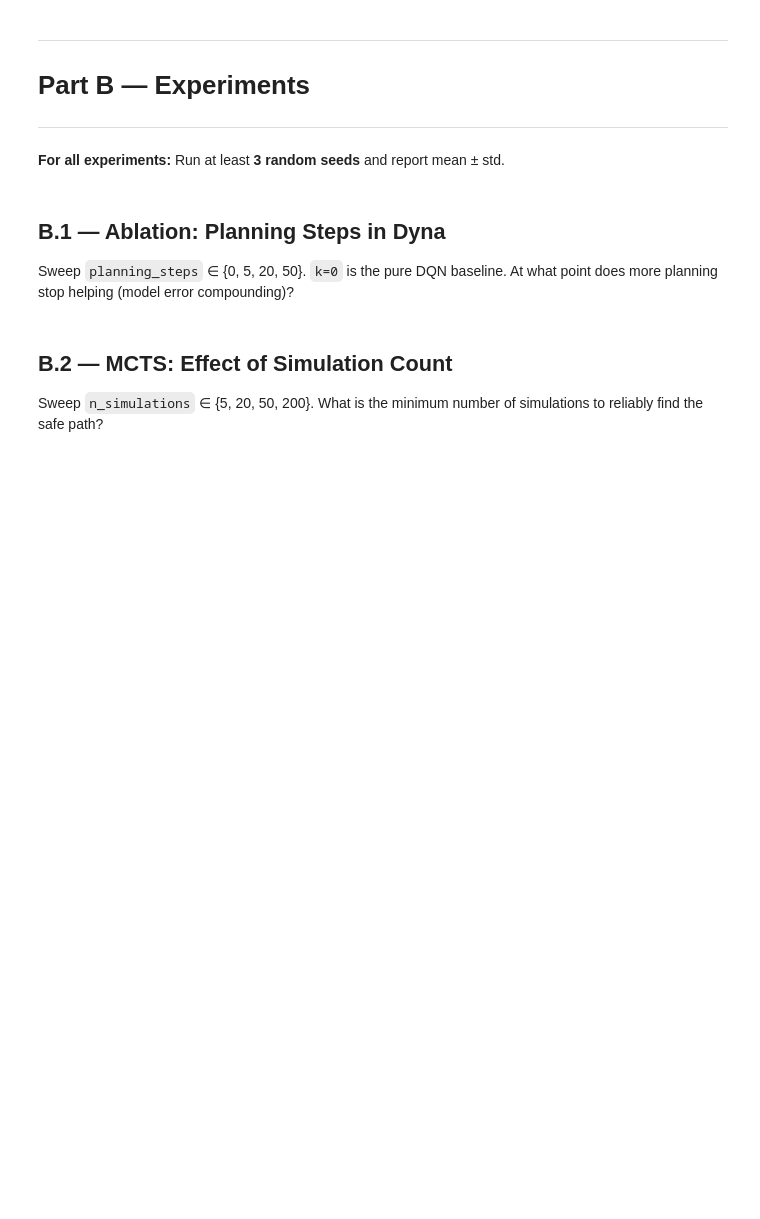
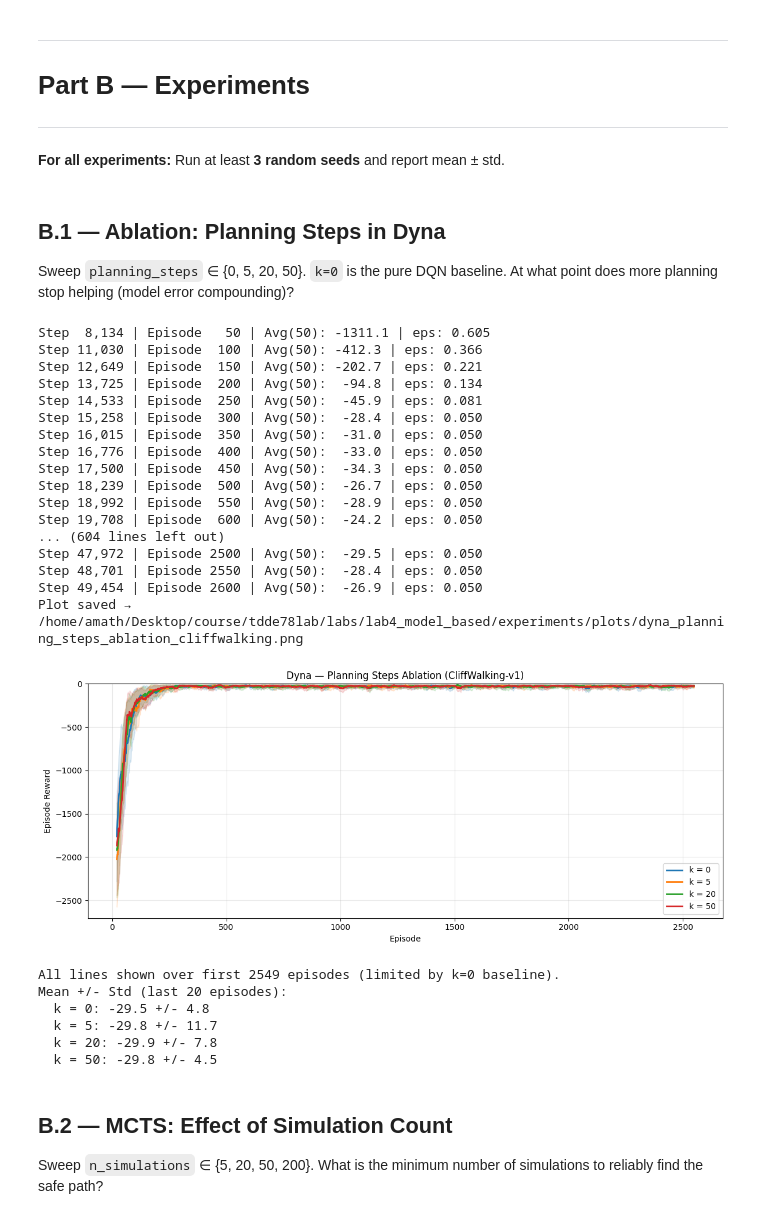
Before and after one commit to tiantian-l/tdde78, a Jupyter notebook: labs/lab4_model_based/solution/lab4_mb_solution.ipynb, the cells around one changed output. Drawn from its saved outputs; the diff is of its cells as text; code cells hidden in the pictures; blank space fills up the shorter version.

```diff
--- a/labs/lab4_model_based/solution/lab4_mb_solution.ipynb
+++ b/labs/lab4_model_based/solution/lab4_mb_solution.ipynb
@@ -237,7 +249,9 @@ def train_dyna(env_name=ENV_NAME, total_timesteps=50_000,
     planning_steps=0 is equivalent to standard DQN.
     """
     set_seed(seed)
-    env       = gym.make(env_name)
+    # max_episode_steps=200 guarantees truncation; some Gymnasium builds of
+    # CliffWalking-v1 omit the TimeLimit wrapper, leaving episodes open-ended.
+    env       = gym.make(env_name, max_episode_steps=200)
     n_states  = env.observation_space.n
     n_actions = env.action_space.n
     agent     = DynaAgent(n_states, n_actions,
@@ -519,24 +584,78 @@ At what point does more planning stop helping (model error compounding)?
 # %%
 seeds    = [42, 123, 456]
 k_values = [0, 5, 20, 50]
 
 ablation_results = {}
 for k in k_values:
     ablation_results[f'k = {k}'] = [
         train_dyna(env_name=ENV_NAME, total_timesteps=50_000,
                    planning_steps=k, seed=s, lr=1e-3, batch_size=64,
                    solve_threshold=None)
         for s in seeds
     ]
 
-plot_comparison(ablation_results,
-                title='Dyna — Planning Steps Ablation (CliffWalking-v1)',
-                experiments_dir=EXPERIMENTS_DIR)
+# Use global min_eps so every k-value is plotted over the same episode range.
+# (k=0 has fewest episodes ~250; k=50 may have 2000+ due to shorter solved episodes.)
+global_min_eps = min(
+    min(len(r['episode_rewards']) for r in runs)
+    for runs in ablation_results.values()
+)
 
+window  = 20
+colors  = plt.rcParams['axes.prop_cycle'].by_key()['color']
+fig, ax = plt.subplots(figsize=(12, 5))
+
+for idx, (name, runs) in enumerate(ablation_results.items()):
+    mat     = np.array([r['episode_rewards'][:global_min_eps] for r in runs])
+    mean_r  = mat.mean(0)
+    std_r   = mat.std(0)
+    sm_mean = smooth(mean_r, window)
+    sm_std  = smooth(std_r,  window)
+    episodes = np.arange(window, global_min_eps + 1)
+    color   = colors[idx % len(colors)]
+    ax.plot(episodes, sm_mean, color=color, label=name, linewidth=2)
+    ax.fill_between(episodes, sm_mean - sm_std, sm_mean + sm_std,
+                    color=color, alpha=0.15)
+
+ax.set_xlabel('Episode')
+ax.set_ylabel('Episode Reward')
+ax.set_ylim(None, 0)
+ax.set_title('Dyna — Planning Steps Ablation (CliffWalking-v1)')
+ax.legend(); ax.grid(True, alpha=0.3)
+plt.tight_layout()
+_save_plot(fig, 'Dyna Planning Steps Ablation CliffWalking', EXPERIMENTS_DIR)
+plt.show()
+
+print(f'All lines shown over first {global_min_eps} episodes (limited by k=0 baseline).')
 print('Mean +/- Std (last 20 episodes):')
 for name, runs in ablation_results.items():
     final = [np.mean(r['episode_rewards'][-20:]) for r in runs]
     print(f'  {name}: {np.mean(final):.1f} +/- {np.std(final):.1f}')
+# %% [output]
+Step  8,134 | Episode   50 | Avg(50): -1311.1 | eps: 0.605
+Step 11,030 | Episode  100 | Avg(50): -412.3 | eps: 0.366
+Step 12,649 | Episode  150 | Avg(50): -202.7 | eps: 0.221
+Step 13,725 | Episode  200 | Avg(50):  -94.8 | eps: 0.134
+Step 14,533 | Episode  250 | Avg(50):  -45.9 | eps: 0.081
+Step 15,258 | Episode  300 | Avg(50):  -28.4 | eps: 0.050
+Step 16,015 | Episode  350 | Avg(50):  -31.0 | eps: 0.050
+Step 16,776 | Episode  400 | Avg(50):  -33.0 | eps: 0.050
+Step 17,500 | Episode  450 | Avg(50):  -34.3 | eps: 0.050
+Step 18,239 | Episode  500 | Avg(50):  -26.7 | eps: 0.050
+Step 18,992 | Episode  550 | Avg(50):  -28.9 | eps: 0.050
+Step 19,708 | Episode  600 | Avg(50):  -24.2 | eps: 0.050
+... (604 lines left out)
+Step 47,972 | Episode 2500 | Avg(50):  -29.5 | eps: 0.050
+Step 48,701 | Episode 2550 | Avg(50):  -28.4 | eps: 0.050
+Step 49,454 | Episode 2600 | Avg(50):  -26.9 | eps: 0.050
+Plot saved → /home/amath/Desktop/course/tdde78lab/labs/lab4_model_based/experiments/plots/dyna_planning_steps_ablation_cliffwalking.png
+[figure, added]
+All lines shown over first 2549 episodes (limited by k=0 baseline).
+Mean +/- Std (last 20 episodes):
+  k = 0: -29.5 +/- 4.8
+  k = 5: -29.8 +/- 11.7
+  k = 20: -29.9 +/- 7.8
+  k = 50: -29.8 +/- 4.5
 # %% [markdown]
 ## B.2 — MCTS: Effect of Simulation Count
 
```
Also changed, not shown: parts of 11 cells of this notebook, 9 other files.
